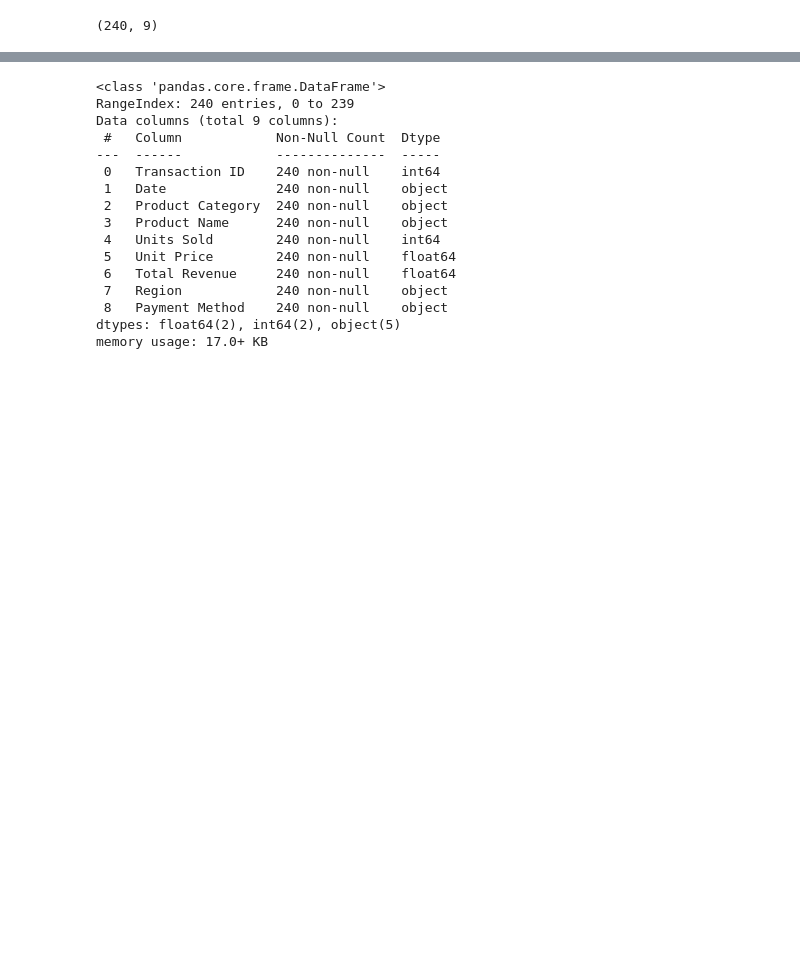
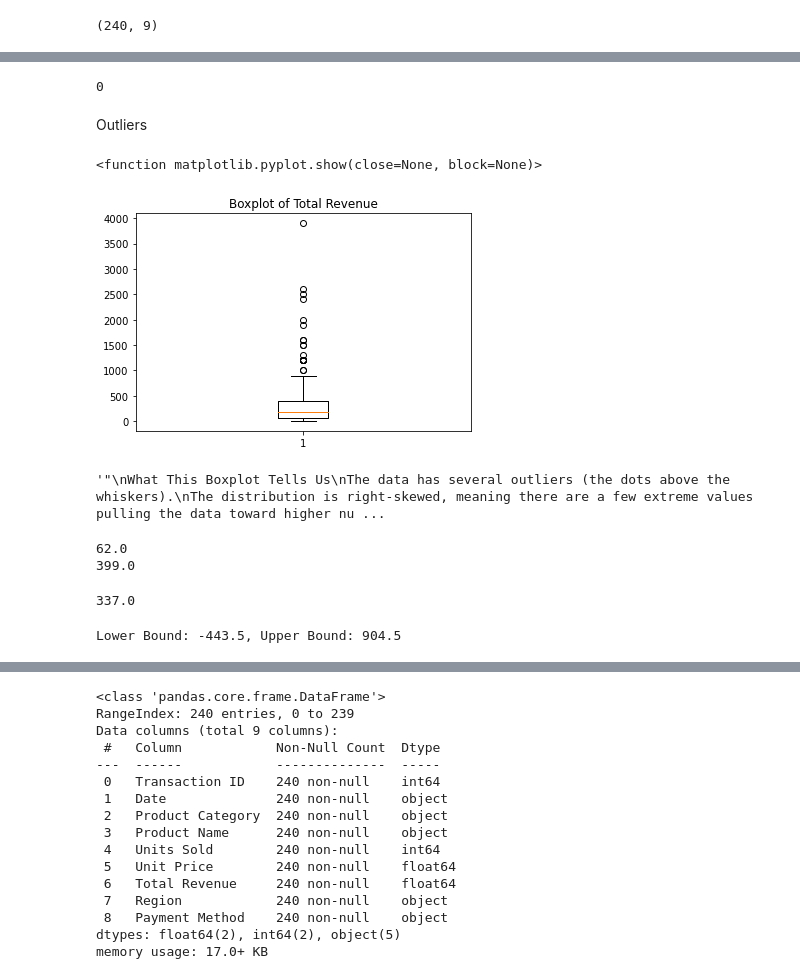
Before and after one commit to rachael-coder/My-Project, a Jupyter notebook: my first data science project.ipynb, the cells around one changed output, grey strips where cells are left out. Cells and saved outputs as stored; diff of their text form; code cells hidden in the pictures; blank space fills up the shorter version.

```diff
--- a/my first data science project.ipynb
+++ b/my first data science project.ipynb
@@ -21,0 +114,25 @@ data.shape
+# %%
+# number of duplicates
+data.duplicated().sum()
+# %% [output]
+0
+# %% [markdown]
+Outliers
+# %%
+# checking for outliers
+plt.boxplot(data['Total Revenue'].dropna())
+plt.title('Boxplot of Total Revenue')
+plt.show
+# %% [output]
+<function matplotlib.pyplot.show(close=None, block=None)>
+[figure, added]
+# %%
+""""
+What This Boxplot Tells Us
+The data has several outliers (the dots above the whiskers).
+The distribution is right-skewed, meaning there are a few extreme values pulling the data toward higher numbers.
+The majority of values are concentrated within the IQR (inside the box).
+There may be a large difference between normal values and outliers, which suggests the need for further investigation
+"""
+# %% [output]
+'"\nWhat This Boxplot Tells Us\nThe data has several outliers (the dots above the whiskers).\nThe distribution is right-skewed, meaning there are a few extreme values pulling the data toward higher nu ...
@@ -21,0 +141,23 @@ data.shape
+# %%
+#compute the Q1 and Q3
+Q1 = data[column].quantile(0.25)
+Q3 = data[column].quantile(0.75)
+print(Q1)
+print(Q3)
+# %% [output]
+62.0
+399.0
+# %%
+
+#compute the interquartile range(IQR)
+IQR = Q3 - Q1
+IQR
+# %% [output]
+337.0
+# %%
+#define bounds for the outliers
+lower_bound = Q1 - 1.5 * IQR
+upper_bound = Q3 +1.5 * IQR
+print(f'Lower Bound: {lower_bound}, Upper Bound: {upper_bound}')
+# %% [output]
+Lower Bound: -443.5, Upper Bound: 904.5
```
Also changed, not shown: parts of 31 cells of this notebook, 1 other file.
